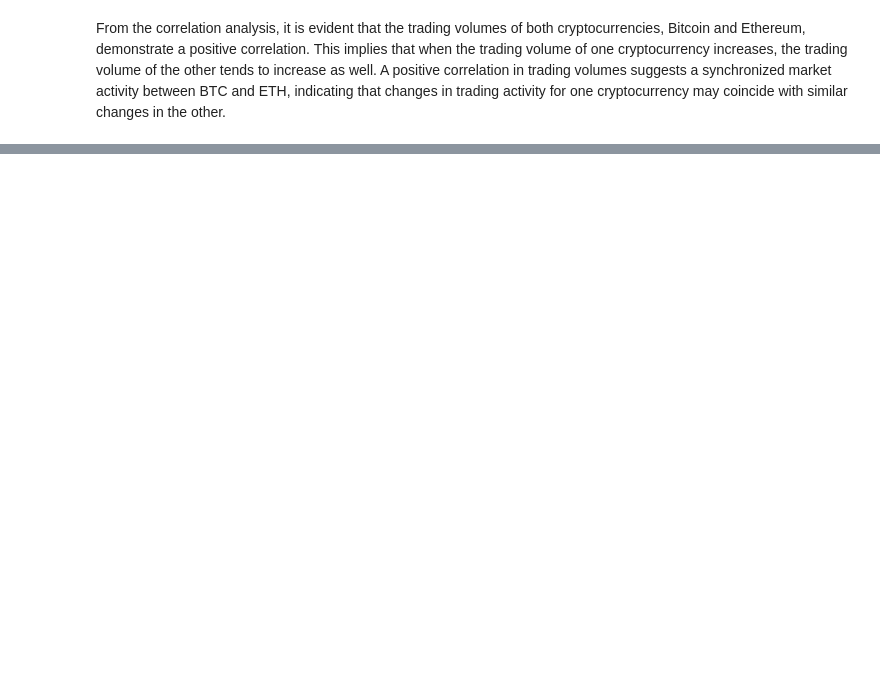
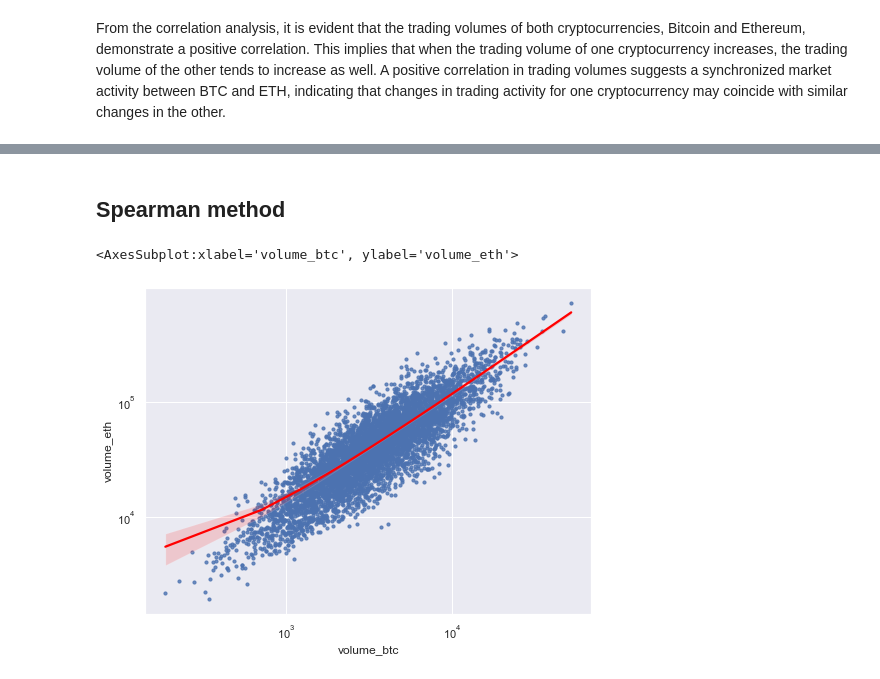
Before and after one commit to agoncharova/coin_insights, a Jupyter notebook: cryptocurrency.ipynb, the cells around one changed output, grey strips where cells are left out. Cells and saved outputs as stored; diff of their text form; code cells hidden in the pictures; blank space fills up the shorter version.

```diff
--- a/cryptocurrency.ipynb
+++ b/cryptocurrency.ipynb
@@ -170,0 +186,13 @@ correlation_matrix
+# %% [markdown]
+## Spearman method
+# %%
+btc_data = merged_data[btc_columns]
+eth_data = merged_data[eth_columns]
+spearman_corr, p_value = spearmanr(btc_data, eth_data)
+plt.figure(figsize=(8, 6))
+plt.xscale('log')
+plt.yscale('log')
+sns.regplot(x=btc_data.squeeze(), y=eth_data.squeeze(), scatter_kws={'s': 10}, line_kws={'color': 'red'})
+# %% [output]
+<AxesSubplot:xlabel='volume_btc', ylabel='volume_eth'>
+[figure, added]
```
Also changed, not shown: parts of 12 cells of this notebook, 1 other file.
